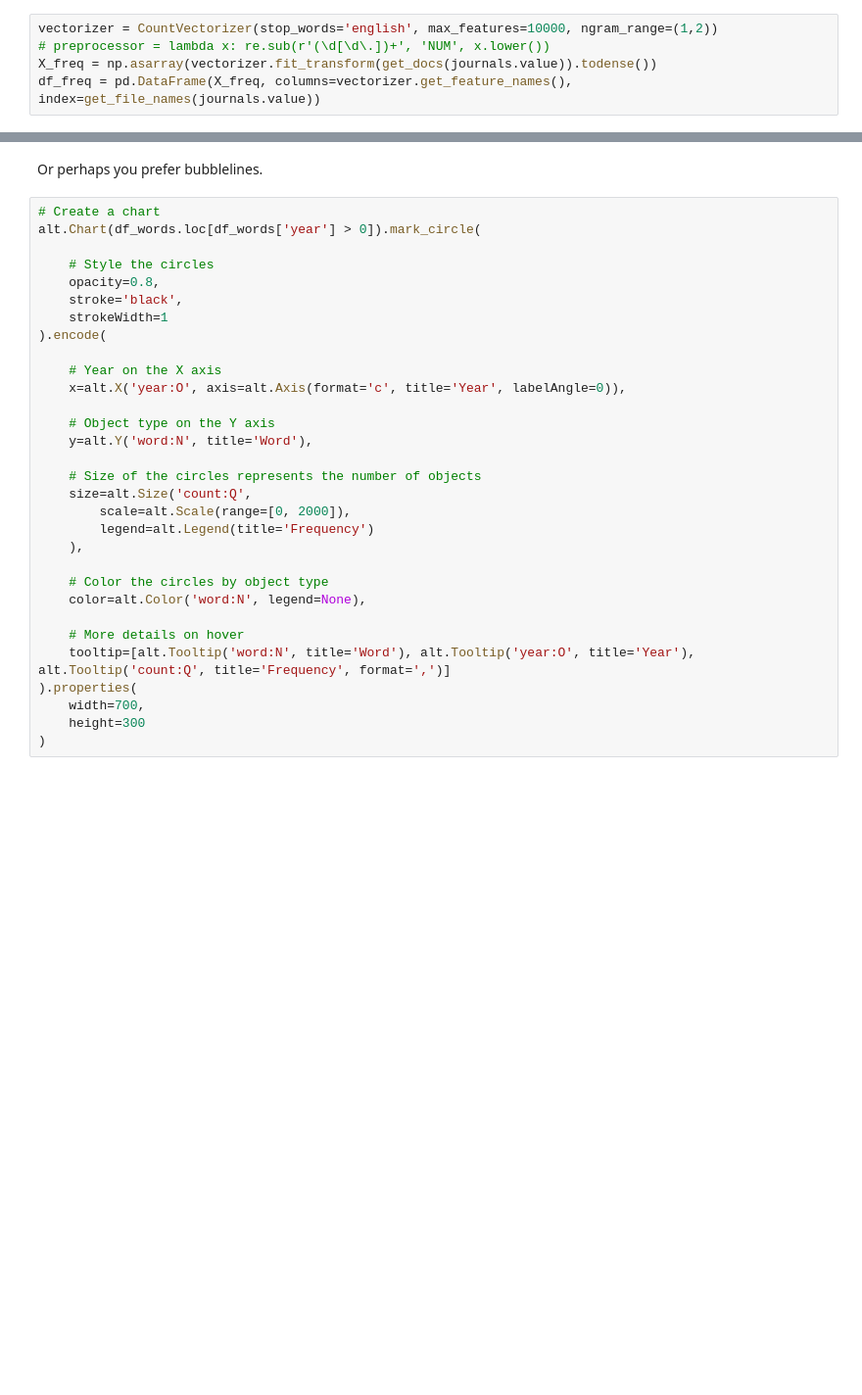
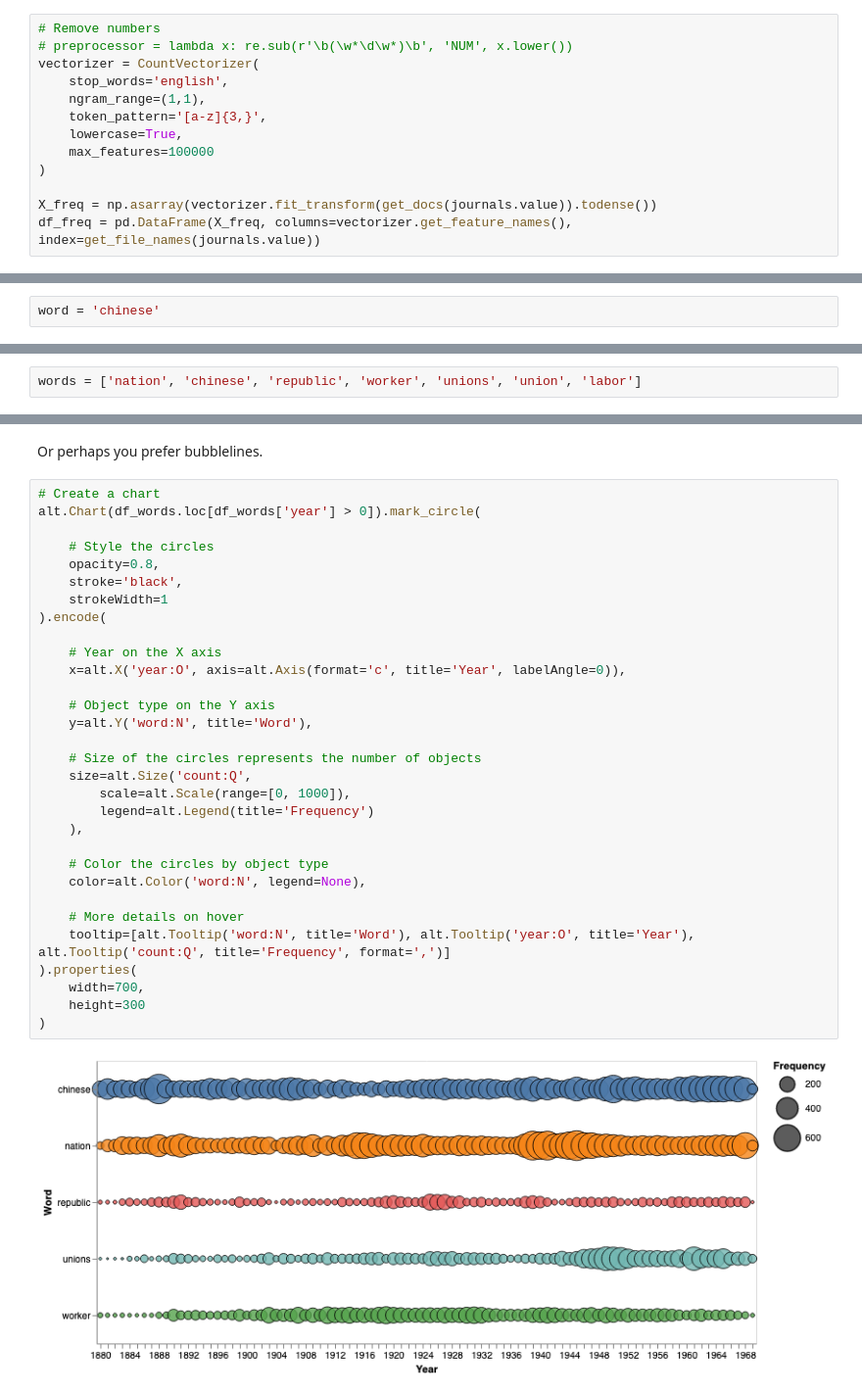
Before and after one commit to GLAM-Workbench/trove-journals, a Jupyter notebook: word_frequences_in_digitised_journals.ipynb, the cells around one changed output, grey strips where cells are left out. Shown at 98% size. Drawn from its saved outputs; the diff is of its cells as text; blank space fills up the shorter version.

```diff
--- a/word_frequences_in_digitised_journals.ipynb
+++ b/word_frequences_in_digitised_journals.ipynb
@@ -57,8 +61,16 @@ def get_docs(journal):
 def get_file_names(journal):
     return [p.stem for p in get_docs_path(journal)]
 # %%
-vectorizer = CountVectorizer(stop_words='english', max_features=10000, ngram_range=(1,2))
-# preprocessor = lambda x: re.sub(r'(\d[\d\.])+', 'NUM', x.lower())
+# Remove numbers
+# preprocessor = lambda x: re.sub(r'\b(\w*\d\w*)\b', 'NUM', x.lower())
+vectorizer = CountVectorizer(
+    stop_words='english',
+    ngram_range=(1,1),
+    token_pattern='[a-z]{3,}',
+    lowercase=True,
+    max_features=100000
+)
+
 X_freq = np.asarray(vectorizer.fit_transform(get_docs(journals.value)).todense())
 df_freq = pd.DataFrame(X_freq, columns=vectorizer.get_feature_names(), index=get_file_names(journals.value))
 # %%
@@ -77,3 +135,5 @@ word = 'captain cook'
+# %%
+word = 'chinese'
 # %%
 # If the word's not in the index you'll get a KeyError -- don't worry about it, just try another word!!
 df_freq[word].sum()
@@ -137,3 +242,5 @@ words = ['queen', 'captain cook', 'chinese', 'kangaroo']
+# %%
+words = ['nation', 'chinese', 'republic', 'worker', 'unions', 'union', 'labor']
 # %% [markdown]
 Get the data for those words.
 # %%
@@ -152,31 +261,33 @@ Or perhaps you prefer bubblelines.
 # %%
 # Create a chart
 alt.Chart(df_words.loc[df_words['year'] > 0]).mark_circle(
 
     # Style the circles
     opacity=0.8,
     stroke='black',
     strokeWidth=1
 ).encode(
 
     # Year on the X axis
     x=alt.X('year:O', axis=alt.Axis(format='c', title='Year', labelAngle=0)),
 
     # Object type on the Y axis
     y=alt.Y('word:N', title='Word'),
 
     # Size of the circles represents the number of objects
     size=alt.Size('count:Q',
-        scale=alt.Scale(range=[0, 2000]),
+        scale=alt.Scale(range=[0, 1000]),
         legend=alt.Legend(title='Frequency')
     ),
 
     # Color the circles by object type
     color=alt.Color('word:N', legend=None),
 
     # More details on hover
     tooltip=[alt.Tooltip('word:N', title='Word'), alt.Tooltip('year:O', title='Year'), alt.Tooltip('count:Q', title='Frequency', format=',')]
 ).properties(
     width=700,
     height=300
 )
+# %% [output]
+[figure, added]
```
Also changed, not shown: parts of 22 cells of this notebook, 23 other files.
